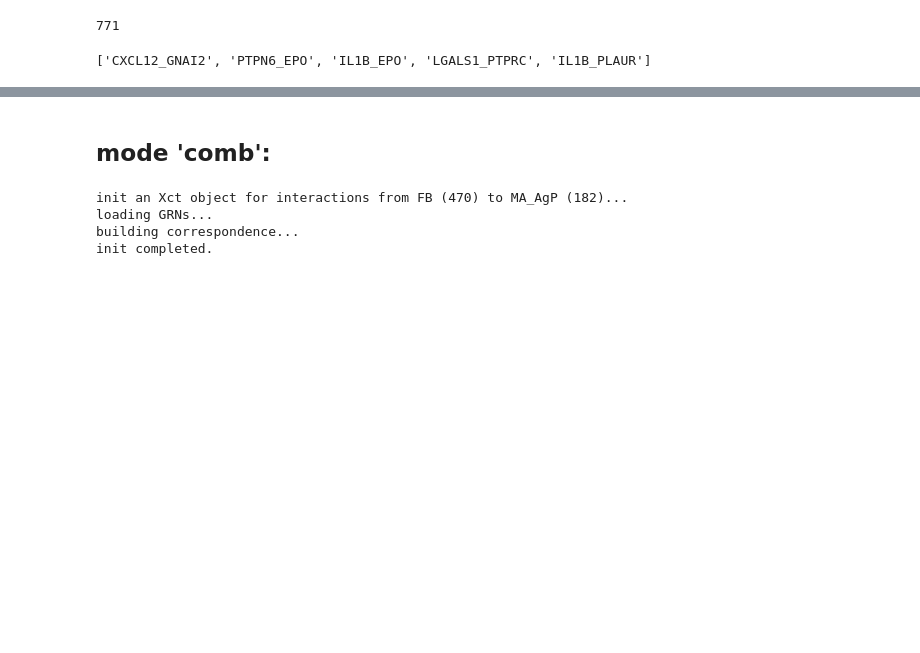
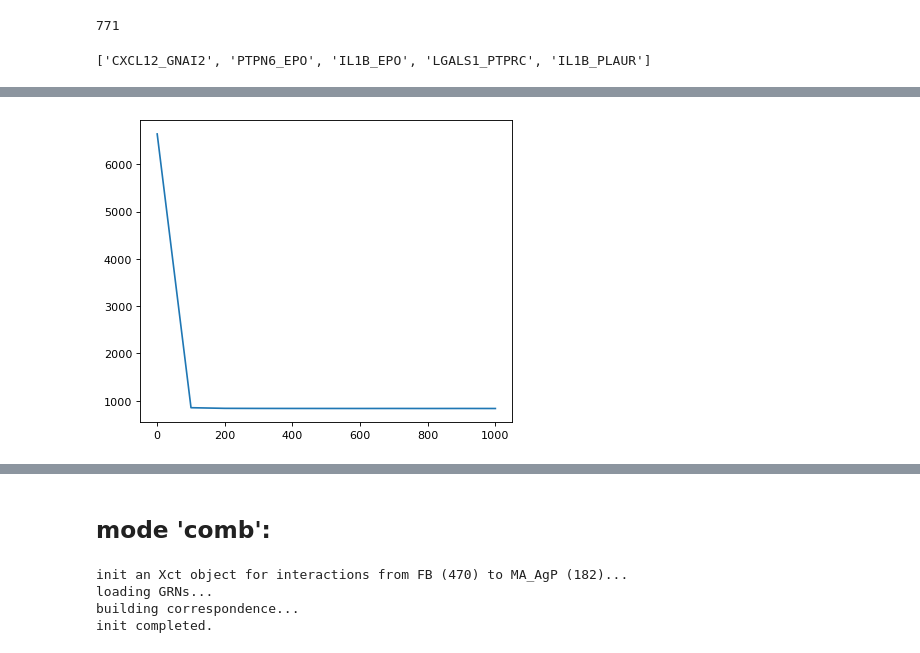
Before and after one commit to qwerty239qwe/Xct, a Jupyter notebook: note_test-heart.ipynb, the cells around one changed output, grey strips where cells are left out. Cells and saved outputs as stored; diff of their text form; code cells hidden in the pictures; blank space fills up the shorter version.

```diff
--- a/note_test-heart.ipynb
+++ b/note_test-heart.ipynb
@@ -172 +175,5 @@ Net(
+# %%
+plot_nn_loss(losses)
+# %% [output]
+[figure, added]
 # %%
```
Also changed, not shown: parts of 12 cells of this notebook, 2 other files.
